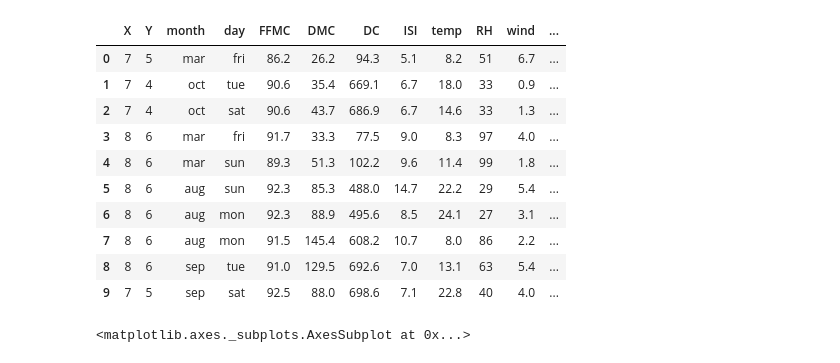
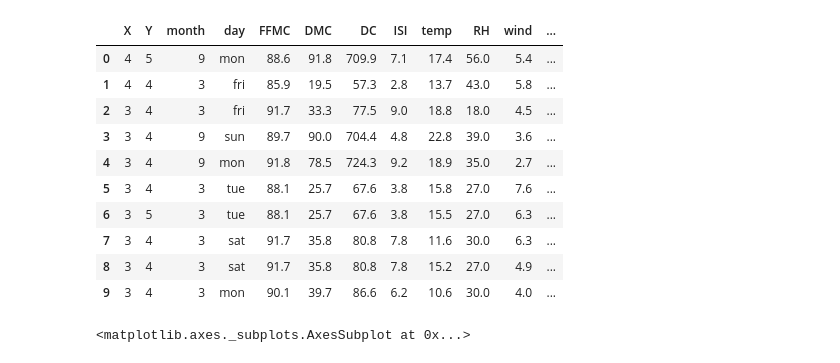
Before and after one commit to gayounglee57/sparkLab, a Jupyter notebook: forest_fires_visualisations.ipynb, the cells around one changed output. Saved outputs shown, nothing was run; the diff lists cells and outputs as text; code cells hidden in the pictures.

```diff
--- a/forest_fires_visualisations.ipynb
+++ b/forest_fires_visualisations.ipynb
@@ -6,20 +13,25 @@ import matplotlib.pyplot as plt
 #Loading the two datasets
 df = pd.read_csv("Datasets/forestfires.csv")
 df_missing = pd.read_csv("Datasets/forestfires_missing.csv")
-# %%
-df.head(10)
-# %% [output]
-|  | X | Y | month | day | FFMC | DMC | DC | ISI | temp | RH | wind | ... |
-| 0 | 7 | 5 | mar | fri | 86.2 | 26.2 | 94.3 | 5.1 | 8.2 | 51 | 6.7 | ... |
-| 1 | 7 | 4 | oct | tue | 90.6 | 35.4 | 669.1 | 6.7 | 18.0 | 33 | 0.9 | ... |
-| 2 | 7 | 4 | oct | sat | 90.6 | 43.7 | 686.9 | 6.7 | 14.6 | 33 | 1.3 | ... |
-| 3 | 8 | 6 | mar | fri | 91.7 | 33.3 | 77.5 | 9.0 | 8.3 | 97 | 4.0 | ... |
-| 4 | 8 | 6 | mar | sun | 89.3 | 51.3 | 102.2 | 9.6 | 11.4 | 99 | 1.8 | ... |
-| 5 | 8 | 6 | aug | sun | 92.3 | 85.3 | 488.0 | 14.7 | 22.2 | 29 | 5.4 | ... |
-| 6 | 8 | 6 | aug | mon | 92.3 | 88.9 | 495.6 | 8.5 | 24.1 | 27 | 3.1 | ... |
-| 7 | 8 | 6 | aug | mon | 91.5 | 145.4 | 608.2 | 10.7 | 8.0 | 86 | 2.2 | ... |
-| 8 | 8 | 6 | sep | tue | 91.0 | 129.5 | 692.6 | 7.0 | 13.1 | 63 | 5.4 | ... |
-| 9 | 7 | 5 | sep | sat | 92.5 | 88.0 | 698.6 | 7.1 | 22.8 | 40 | 4.0 | ... |
+# %%
+#create month nominal column
+d = {'jan': 1, 'feb': 2, 'mar': 3, 'apr': 4, 'may': 5, 'jun': 6, 'jul': 7, 'aug': 8, 'sep': 9, 'oct': 10, 'nov': 11, 'dec': 12, }
+df.month = df.month.map(d)
+df_missing.month = df_missing.month.map(d)
+
+df_missing.head(10)
+# %% [output]
+|  | X | Y | month | day | FFMC | DMC | DC | ISI | temp | RH | wind | ... |
+| 0 | 4 | 5 | 9 | mon | 88.6 | 91.8 | 709.9 | 7.1 | 17.4 | 56.0 | 5.4 | ... |
+| 1 | 4 | 4 | 3 | fri | 85.9 | 19.5 | 57.3 | 2.8 | 13.7 | 43.0 | 5.8 | ... |
+| 2 | 3 | 4 | 3 | fri | 91.7 | 33.3 | 77.5 | 9.0 | 18.8 | 18.0 | 4.5 | ... |
+| 3 | 3 | 4 | 9 | sun | 89.7 | 90.0 | 704.4 | 4.8 | 22.8 | 39.0 | 3.6 | ... |
+| 4 | 3 | 4 | 9 | mon | 91.8 | 78.5 | 724.3 | 9.2 | 18.9 | 35.0 | 2.7 | ... |
+| 5 | 3 | 4 | 3 | tue | 88.1 | 25.7 | 67.6 | 3.8 | 15.8 | 27.0 | 7.6 | ... |
+| 6 | 3 | 5 | 3 | tue | 88.1 | 25.7 | 67.6 | 3.8 | 15.5 | 27.0 | 6.3 | ... |
+| 7 | 3 | 4 | 3 | sat | 91.7 | 35.8 | 80.8 | 7.8 | 11.6 | 30.0 | 6.3 | ... |
+| 8 | 3 | 4 | 3 | sat | 91.7 | 35.8 | 80.8 | 7.8 | 15.2 | 27.0 | 4.9 | ... |
+| 9 | 3 | 4 | 3 | mon | 90.1 | 39.7 | 86.6 | 6.2 | 10.6 | 30.0 | 4.0 | ... |
 # %%
 #scatter plot for FFMC and area
 df.plot.scatter(x='FFMC', y='area')
```
Also changed, not shown: parts of 5 cells of this notebook.
